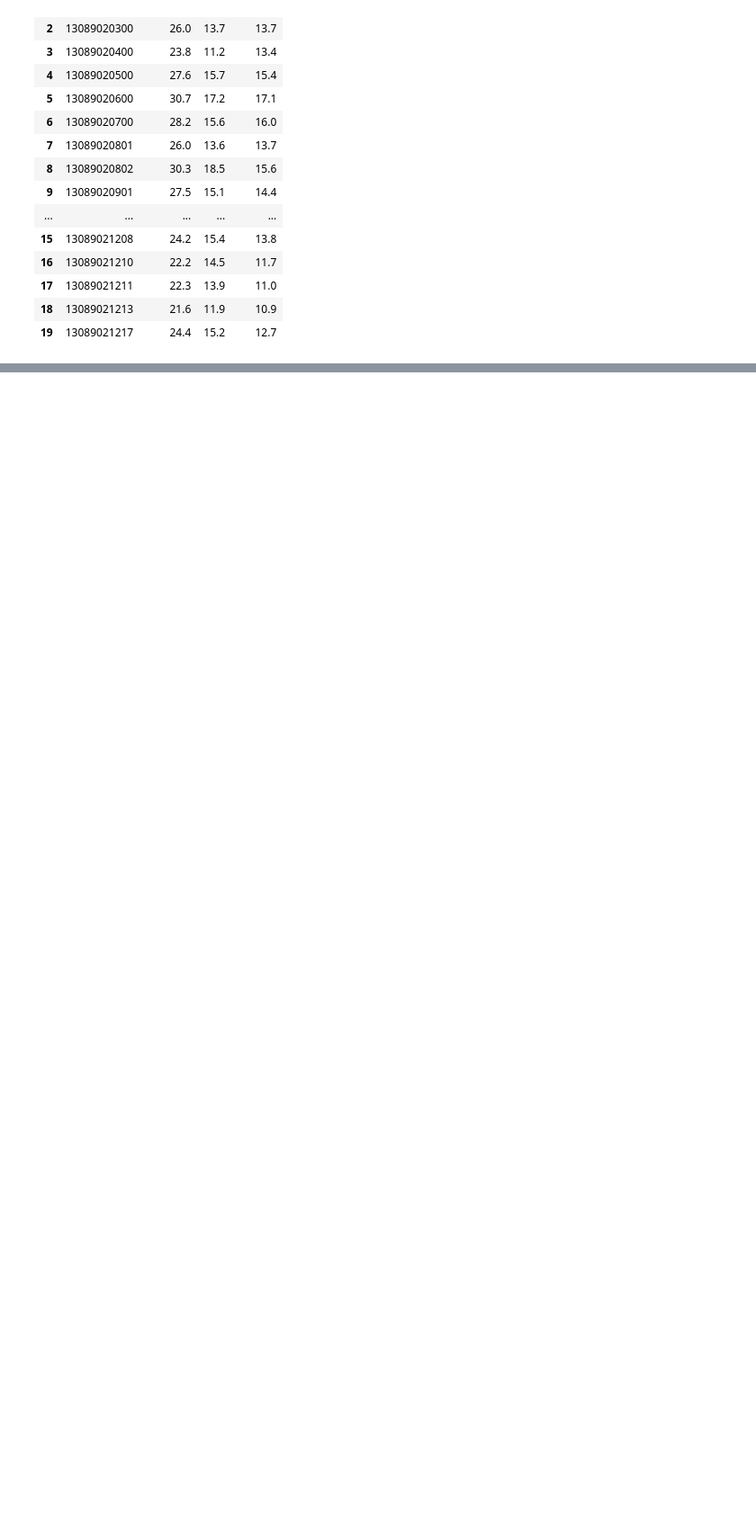
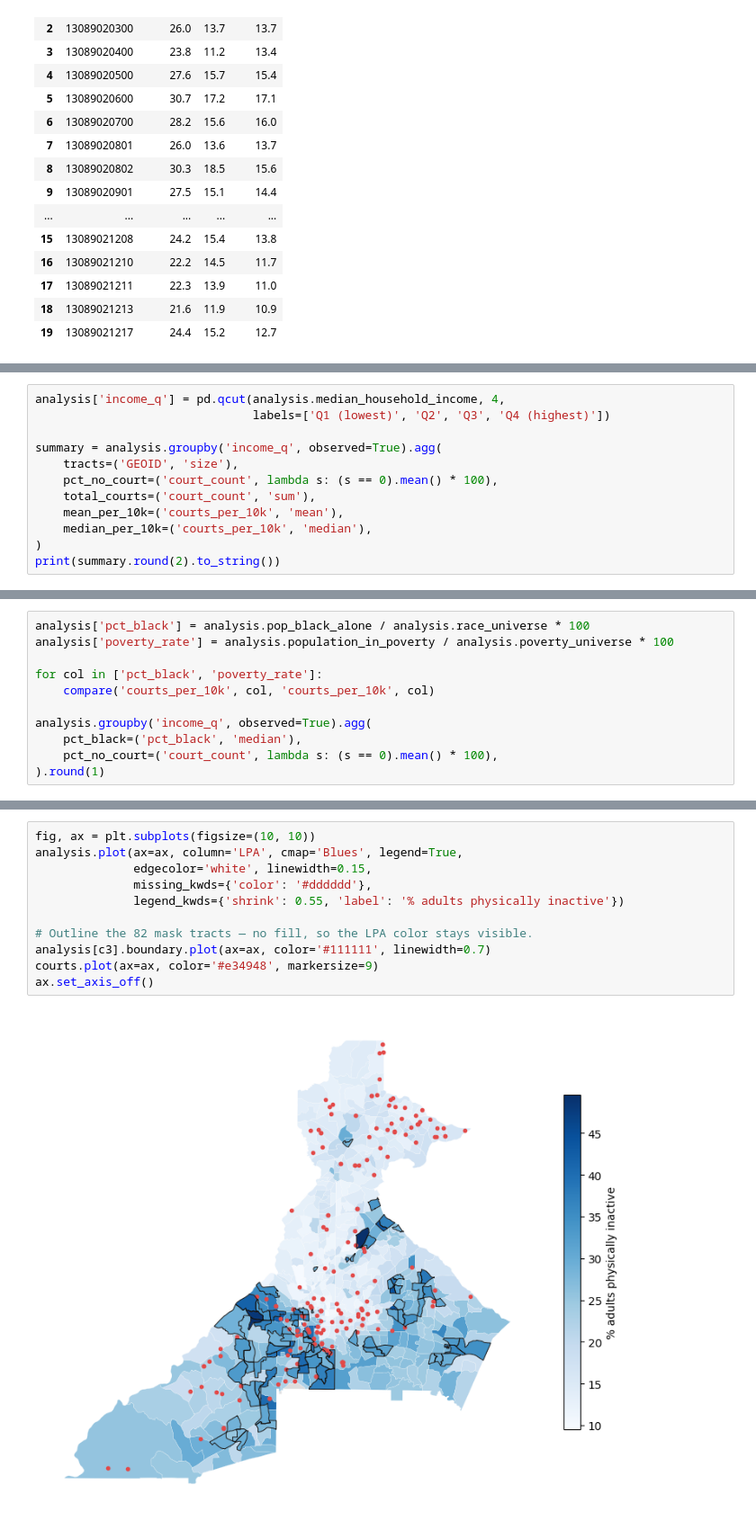
Before and after one commit to Medha-Subramaniyan/hoop-deserts-atl, a Jupyter notebook: notebooks/loading.ipynb, the cells around one changed output, grey strips where cells are left out. Shown at 90% size. Saved outputs shown, nothing was run; the diff lists cells and outputs as text; blank space fills up the shorter version.

```diff
--- a/notebooks/loading.ipynb
+++ b/notebooks/loading.ipynb
@@ -565,0 +865,12 @@ health_wide[['GEOID', 'OBESITY', 'LPA', 'MHLTH']].head(20)
+# %%
+analysis['income_q'] = pd.qcut(analysis.median_household_income, 4,
+                               labels=['Q1 (lowest)', 'Q2', 'Q3', 'Q4 (highest)'])
+
+summary = analysis.groupby('income_q', observed=True).agg(
+    tracts=('GEOID', 'size'),
+    pct_no_court=('court_count', lambda s: (s == 0).mean() * 100),
+    total_courts=('court_count', 'sum'),
+    mean_per_10k=('courts_per_10k', 'mean'),
+    median_per_10k=('courts_per_10k', 'median'),
+)
+print(summary.round(2).to_string())
@@ -565,0 +884,11 @@ health_wide[['GEOID', 'OBESITY', 'LPA', 'MHLTH']].head(20)
+# %%
+analysis['pct_black'] = analysis.pop_black_alone / analysis.race_universe * 100
+analysis['poverty_rate'] = analysis.population_in_poverty / analysis.poverty_universe * 100
+
+for col in ['pct_black', 'poverty_rate']:
+    compare('courts_per_10k', col, 'courts_per_10k', col)
+
+analysis.groupby('income_q', observed=True).agg(
+    pct_black=('pct_black', 'median'),
+    pct_no_court=('court_count', lambda s: (s == 0).mean() * 100),
+).round(1)
@@ -565,0 +906,13 @@ health_wide[['GEOID', 'OBESITY', 'LPA', 'MHLTH']].head(20)
+# %%
+fig, ax = plt.subplots(figsize=(10, 10))
+analysis.plot(ax=ax, column='LPA', cmap='Blues', legend=True,
+              edgecolor='white', linewidth=0.15,
+              missing_kwds={'color': '#dddddd'},
+              legend_kwds={'shrink': 0.55, 'label': '% adults physically inactive'})
+
+# Outline the 82 mask tracts — no fill, so the LPA color stays visible.
+analysis[c3].boundary.plot(ax=ax, color='#111111', linewidth=0.7)
+courts.plot(ax=ax, color='#e34948', markersize=9)
+ax.set_axis_off()
+# %% [output]
+[figure, added]
```
Also changed, not shown: parts of 27 cells of this notebook.
